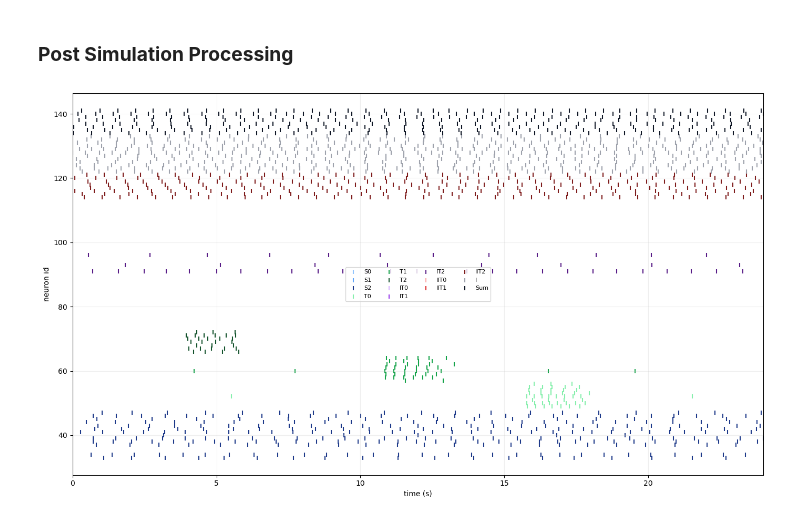
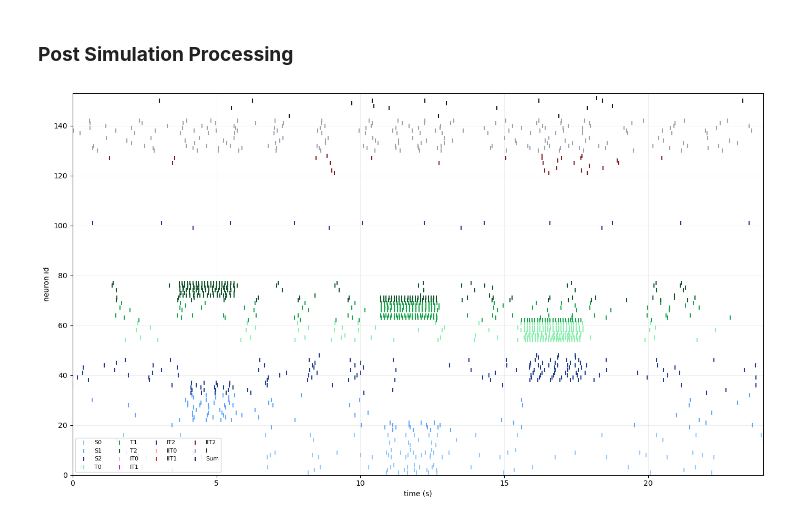
Before and after one commit to MySweetLord/Neuromorphic_Intelligence_2026, a Jupyter notebook: NSM_Network.ipynb, the cells around one changed output. Drawn from its saved outputs; the diff is of its cells as text; code cells hidden in the pictures.

```diff
--- a/NSM_Network.ipynb
+++ b/NSM_Network.ipynb
@@ -376,10 +434,10 @@ NIIT  = 8         # transition inhibiting-inhibiting population size
 NS = 3            # number of states
 NG = 3            # number of spike generators
 
-exclude_n_ids = [(0,0,159),(0,0,242),(0,0,247),
-                 (0,1,6),(0,1,71),(0,1,119),(0,1,223),
-                 (0,2,29),(0,2,65),(0,2,172),(0,2,206),
-                 (0,3,9),(0,3,64),(0,3,86),(0,3,183),(0,3,188),(0,3,214),(0,3,239)]
+exclude_n_ids = [(0,0,5), (0,0,6), (0,0,11), (0,0,15), (0,0,17), (0,0,128),(0,0,129),(0,0,136),(0,0,159), (0,0,242), (0,0,247),
+                 (0,1,6),(0,1,60),(0,1,71),(0,1,119),(0,1,223),
+                 (0,2,29),(0,2,65),(0,2,60),(0,2,102),(0,2,99),(0,2,172),(0,2,206),
+                 (0,3,9),(0,3,64),(0,3,86),(0,3,143),(0,3,183),(0,3,188),(0,3,214),(0,3,239)]
 
 seed = 20
 
@@ -388,13 +446,13 @@ seed = 20
 # WTA
 # ------------------------------------------------------------
 
-p_S_S_base, p_S_S_frac = np.full(NS, 0.8), np.full(NS, 0.1)   # AMPA base prob, NMDA fraction
-p_S_S_self             = np.full(NS, 0.5)
+p_S_S_base, p_S_S_frac = np.full(NS, 0.7), np.full(NS, 0.1)   # AMPA base prob, NMDA fraction
+p_S_S_self             = np.full(NS, 0.7)
 
 p_S_I_base, p_S_I_frac = np.full(NS, 0.5), np.full(NS, 0.0)   # AMPA base prob, NMDA fraction
 p_I_S_base, p_I_S_frac = np.full(NS, 0.6), np.full(NS, 0.9)   # GABA_A base prob, GABA_B fraction
 
-p_I_I_base, p_I_I_frac = [0.2], [0.0]                         # GABA_A base prob, GABA_B fraction
+p_I_I_base, p_I_I_frac = [0], [0.0]                         # GABA_A base prob, GABA_B fraction
 p_I_I_self             = [0.0]
 
 
@@ -406,25 +464,25 @@ p_S_Sum_base, p_S_Sum_frac     = np.full(NS, 0.3), np.full(NS, 0.0)   # AMPA bas
 p_Sum_Sum_base, p_Sum_Sum_frac = [0.2], [0.0]                         # AMPA base prob, NMDA fraction
 
 p_Sum_IT_base, p_Sum_IT_frac   = np.full(NS, 0.8), np.full(NS, 0.0)   # AMPA base prob, NMDA fraction
-p_S_IIT_base, p_S_IIT_frac     = np.full(NS, 0.5), np.full(NS, 0.0)   # AMPA base prob, NMDA fraction
+p_S_IIT_base, p_S_IIT_frac     = np.full(NS, 0.8), np.full(NS, 0.0)   # AMPA base prob, NMDA fraction
 
-p_IT_T_base, p_IT_T_frac       = np.full(NS, 0.8), np.full(NS, 0.0)   # GABA_A base prob, GABA_B fraction
-p_IIT_IT_base, p_IIT_IT_frac   = np.full(NS, 0.8), np.full(NS, 0.0)   # GABA_A base prob, GABA_B fraction
+p_IT_T_base, p_IT_T_frac       = np.full(NS, 0.0), np.full(NS, 0.0)   # GABA_A base prob, GABA_B fraction #0.8
+p_IIT_IT_base, p_IIT_IT_frac   = np.full(NS, 0.0), np.full(NS, 0.0)   # GABA_A base prob, GABA_B fraction
 
 
 # ------------------------------------------------------------
 # TRANSITION POP
 # ------------------------------------------------------------
 
-p_T_T_base, p_T_T_frac = np.full(NS, 0.0), np.full(NS, 0.0)   # AMPA base prob, NMDA fraction
-p_T_S_base, p_T_S_frac = np.full(NS, 0.8), np.full(NS, 0.2)   # AMPA base prob, NMDA fraction
+p_T_T_base, p_T_T_frac = np.full(NS, 0), np.full(NS, 0.0)   # AMPA base prob, NMDA fraction
+p_T_S_base, p_T_S_frac = np.full(NS, 0.8), np.full(NS, 0)   # AMPA base prob, NMDA fraction
 
 
 # ------------------------------------------------------------
 # SPIKE GENERATOR CONNECTION
 # ------------------------------------------------------------
 
-p_G_T = 0.7     # spike generator to transition population, deterministic
+p_G_T = 1     # spike generator to transition population, deterministic
 
 
 identical_connections    = True   # create exact same connections for S populations
@@ -436,8 +494,8 @@ pop_specific_connections = False  # apply population-specific connection probabi
 # FIRING RATES
 # ------------------------------------------------------------
 
-lr    = 5      # low rate (Hz)
-hr    = 300     # high rate (Hz)
+lr    = 3      # low rate (Hz)
+hr    = 400     # high rate (Hz)
 
 stim_rates = np.linspace(lr,lr,20)
 stim_rates_hz = [[rate, rate, rate] for rate in stim_rates ]
@@ -560,7 +618,7 @@ for s in range(NS):
         next_true_nid      = next_true_nid,
         next_disp_idx      = next_disp_idx,
         chip               = 0,
-        core               = 2,
+        core               = 3,
         exclude_n_ids      = exclude_n_ids,
         true_to_disp_idx   = true_to_disp_idx,
     )
@@ -1020,7 +1079,7 @@ for gid in global_poisson_gen_ids:
 # ------------------------------------------------------------
 
 monitored_neurons = (
-    S_ids
+    E_ids
     + T_ids
     + IT_ids
     + IIT_ids
@@ -1368,34 +1427,35 @@ for i in range(int(NS)):
         label  = f'IIT{i}'
     )
 
 plt.scatter(
     I_spike_t,
     I_spike_id,
     marker = '|',
     s      = 30,
     color  = color_I,
     label  = 'I'
 )
 
 plt.scatter(
     Sum_spike_t,
     Sum_spike_id,
     marker = '|',
     s      = 30,
     color  = color_Sum,
     label  = 'Sum'
 )
 
 plt.xlabel("time (s)")
 plt.ylabel("neuron id")
 plt.legend(ncol=4, fontsize=8)
 plt.grid(True, alpha=0.2)
 plt.xlim(0, t_tot+ 2)
+plt.ylim(0, N_tot+10)
 
 plt.tight_layout()
 plt.show()
 # %% [output]
-[figure, old version]
+[figure, new version]
 # %%
 # ------------------------------------------------------------
 # HELPER
```
Also changed, not shown: parts of 16 cells of this notebook.
